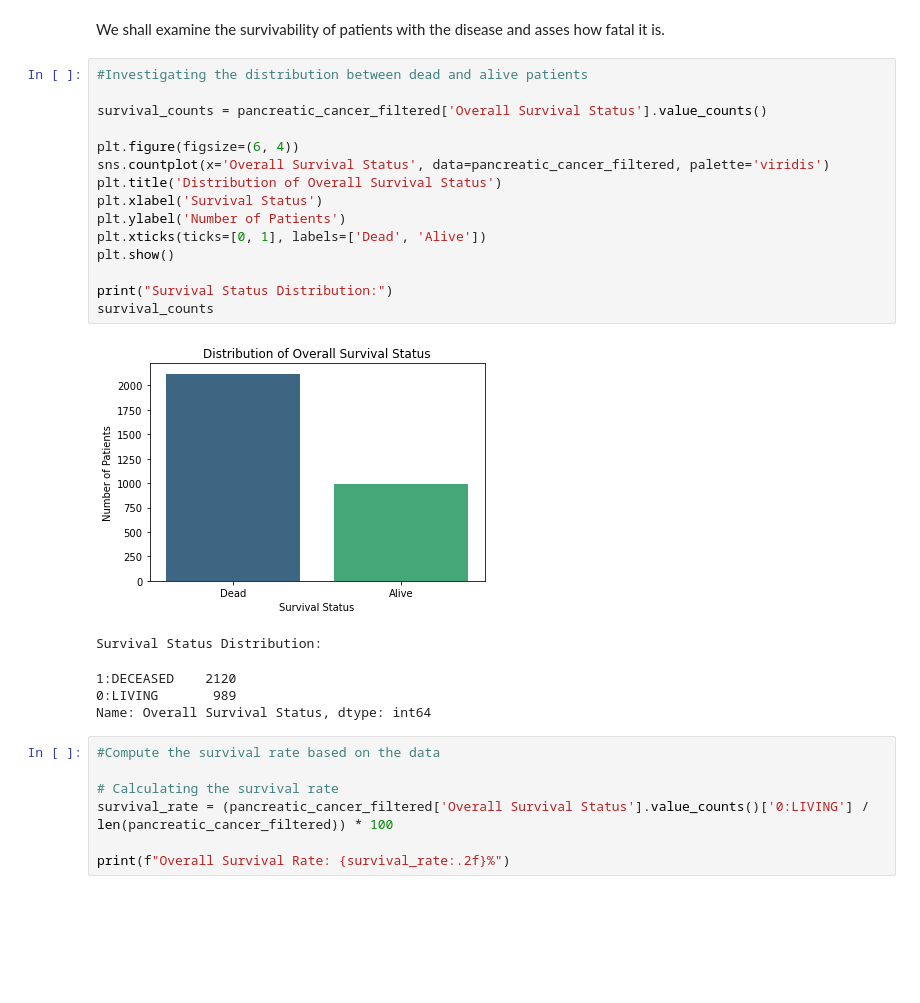
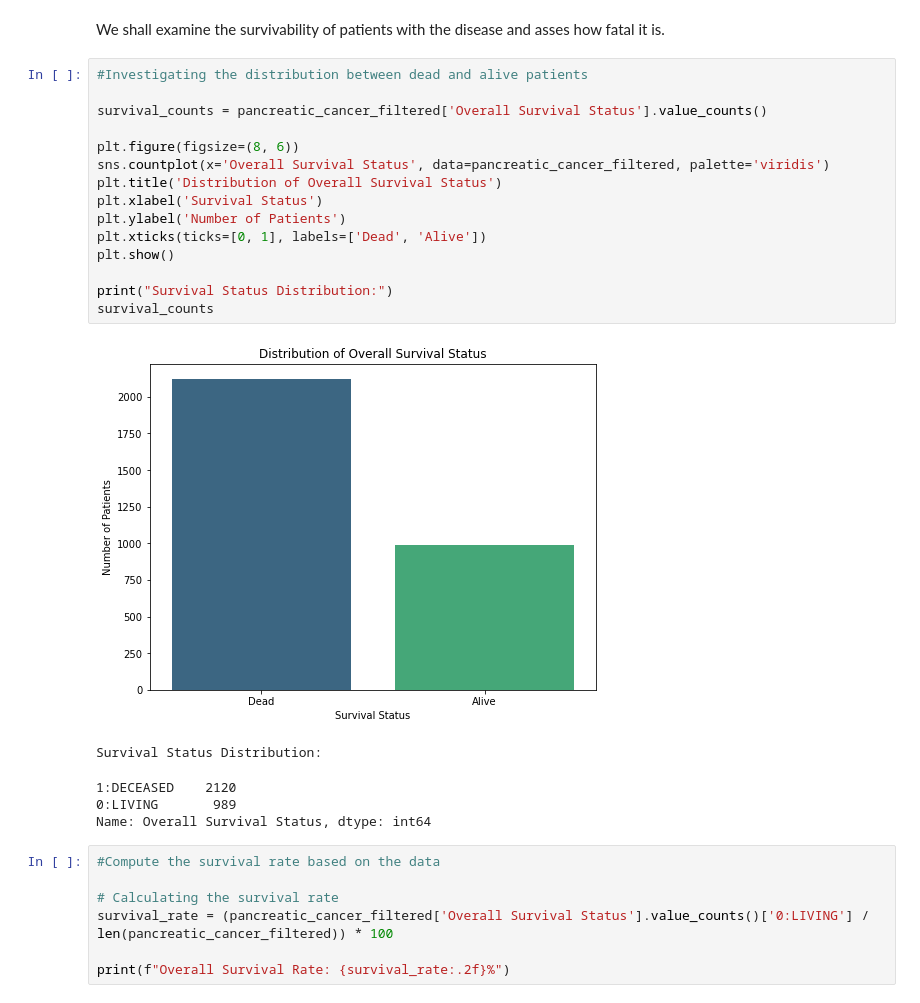
Before and after one commit to Tintin-dataObsessed/Pancreatic-Cancer-Survival-Prediction, a Jupyter notebook: index.ipynb, the cells around one changed output. Cells and saved outputs as stored; diff of their text form; blank space fills up the shorter version.

```diff
--- a/index.ipynb
+++ b/index.ipynb
@@ -367,20 +367,20 @@ We shall examine the survivability of patients with the disease and asses how fa
 # %%
 #Investigating the distribution between dead and alive patients
 
 survival_counts = pancreatic_cancer_filtered['Overall Survival Status'].value_counts()
 
-plt.figure(figsize=(6, 4))
+plt.figure(figsize=(8, 6))
 sns.countplot(x='Overall Survival Status', data=pancreatic_cancer_filtered, palette='viridis')
 plt.title('Distribution of Overall Survival Status')
 plt.xlabel('Survival Status')
 plt.ylabel('Number of Patients')
 plt.xticks(ticks=[0, 1], labels=['Dead', 'Alive'])
 plt.show()
 
 print("Survival Status Distribution:")
 survival_counts
 # %% [output]
-[figure, old version]
+[figure, new version]
 Survival Status Distribution:
 1:DECEASED    2120
 0:LIVING       989
```
Also changed, not shown: parts of 15 cells of this notebook, 3 other files.
